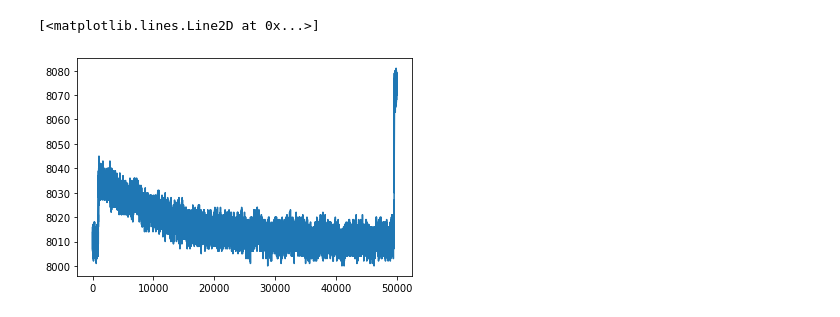
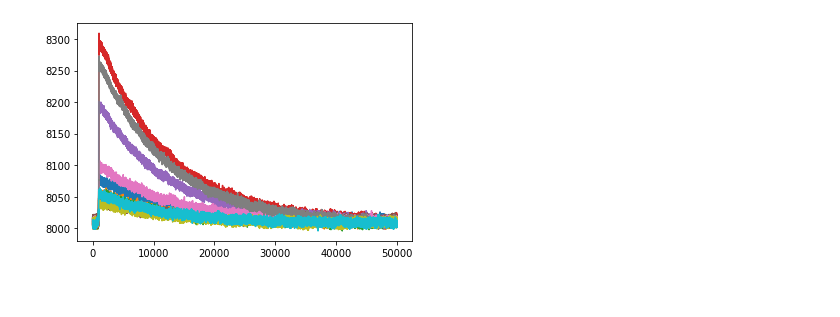
Before and after one commit to iankolaja/ne204lib, a Jupyter notebook: lab1.ipynb, the cells around one changed output. Drawn from its saved outputs; the diff is of its cells as text; code cells hidden in the pictures.

```diff
--- a/lab1.ipynb
+++ b/lab1.ipynb
@@ -18,9 +9,10 @@ Energy(c) = 0.0c^2 + 0.5987c + 5.251
 # %%
 
 # Lab0.h5
-# Source: Cs-137
+# Source: Co-60
 
 # invert pulses false, 500 trigger delay, 170 trigger threshold
 f_name = '../data/co60.h5'
 f_data = h5py.File(f_name,'r')
-raw_data0 = f_data['raw_data'][()]
+co60_data = f_data['raw_data'][()]
+co60_data = np.int64(co60_data)
@@ -36,71 +19,4 @@ plt.show()
-# %%
-def exponential(t, a, tau, c):
-    return a * np.exp(-t / tau) + c
-
-def find_amplitude(waveform, width=30):
-    # Calculate the baseline value by averaging the first 20 data points
-    waveform = np.int64(waveform)
-    #baseline_value = np.convolve(waveform[0:width], np.ones(width), 'valid') / width
-
-    # Make a smooth version of the c
-    #waveform = np.convolve(waveform, np.ones(width), 'valid') / width
-    max_location = np.argmax(waveform)
-    n = np.arange(0, len(waveform))
-    '''
-    # Determine Tau
-
-    decay_indices = n[max_location:-1]
-    decay_indices_norm = (decay_indices - decay_indices[0])/(decay_indices[-1] - decay_indices[0])
-    c_0 = waveform[-1]
-    tau_0 = 1
-    a_0 = (waveform[0] - waveform[-1])
-    popt, pcov = curve_fit(exponential, decay_indices_norm, waveform[decay_indices], p0=(a_0, tau_0, c_0))
-    a, tau, c = popt
-    tau *= max(n)
-    '''
-
-    start_time = 950
-    #print(max_location)
-    #k = max_location-start_time
-    k= 100
-    l = 300
-    tau = 11000
-
-    #print(tau)
-    sample_length = 2000
-    test = trapezoid_impulse(np.arange(0,max(n)-(k+l)), tau, k, l)
-    decay = waveform[range(max_location,max_location+sample_length)]
-    filtered = np.convolve(decay,test)[:sample_length]
-
-    s = np.zeros(len(waveform))
-    d_kl = np.zeros(len(waveform))
-    '''
-    for i in range(max_location, max_location+k+l):
-        j = i+k+l
-
-        d_kl[i] = waveform[j]-waveform[j-k]-waveform[j-l]+waveform[j-k-l]
-        #print(d_kl)
-        s[i] = s[i-1]*(1+1/tau) + d_kl[i]
-    '''
-
-    '''
-    print(s)
-
-    plt.figure()
-    #plt.plot(waveform, label="Raw waveform")
-    plt.plot(filtered, label="Trapezoid")
-    #plt.plot(decay_indices, exponential(decay_indices_norm, a, tau/max(n), c), label="tau: {0}".format(tau))
-    plt.xlim(0,1400)
-    #plt.ylim(1,1000000)
-    plt.legend()
-    plt.show()
-    '''
-    return max(filtered)
-
-
-#plt.plot(raw_data0[1116])
-# plot single pulse
-#find_amplitude(raw_data0[1116])
-# %% [output]
-[<matplotlib.lines.Line2D at 0x...>]
-[figure, removed]
+# %%
+plot_pulses(co60_data, 10)
+# %% [output]
+[figure, added]
```
Also changed, not shown: parts of 10 cells of this notebook.
